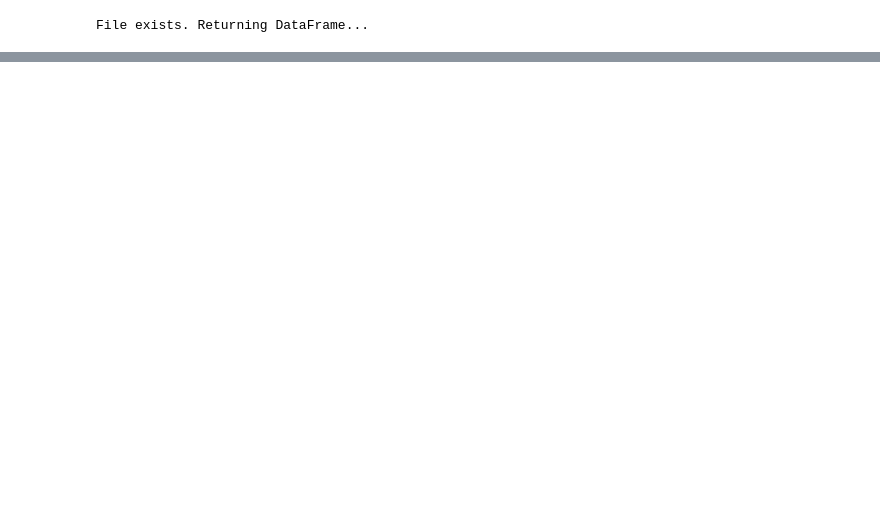
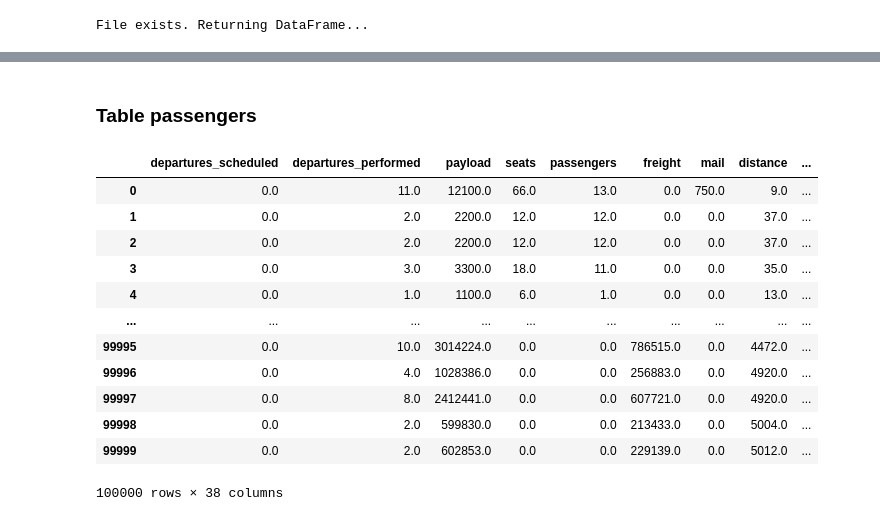
Before and after one commit to Leighson/lighthouse-midterm, a Jupyter notebook: notes-lee.ipynb, the cells around one changed output, grey strips where cells are left out. Cells and saved outputs as stored; diff of their text form; code cells hidden in the pictures; blank space fills up the shorter version.

```diff
--- a/notes-lee.ipynb
+++ b/notes-lee.ipynb
@@ -84,0 +167,19 @@ File exists. Returning DataFrame...
+# %% [markdown]
+### Table **passengers**
+# %%
+df_passengers = pd.read_csv(Path('./data') / 'passengers_100k_sample.csv')
+df_passengers
+# %% [output]
+|  | departures_scheduled | departures_performed | payload | seats | passengers | freight | mail | distance | ... |
+| 0 | 0.0 | 11.0 | 12100.0 | 66.0 | 13.0 | 0.0 | 750.0 | 9.0 | ... |
+| 1 | 0.0 | 2.0 | 2200.0 | 12.0 | 12.0 | 0.0 | 0.0 | 37.0 | ... |
+| 2 | 0.0 | 2.0 | 2200.0 | 12.0 | 12.0 | 0.0 | 0.0 | 37.0 | ... |
+| 3 | 0.0 | 3.0 | 3300.0 | 18.0 | 11.0 | 0.0 | 0.0 | 35.0 | ... |
+| 4 | 0.0 | 1.0 | 1100.0 | 6.0 | 1.0 | 0.0 | 0.0 | 13.0 | ... |
+| ... | ... | ... | ... | ... | ... | ... | ... | ... | ... |
+| 99995 | 0.0 | 10.0 | 3014224.0 | 0.0 | 0.0 | 786515.0 | 0.0 | 4472.0 | ... |
+| 99996 | 0.0 | 4.0 | 1028386.0 | 0.0 | 0.0 | 256883.0 | 0.0 | 4920.0 | ... |
+| 99997 | 0.0 | 8.0 | 2412441.0 | 0.0 | 0.0 | 607721.0 | 0.0 | 4920.0 | ... |
+| 99998 | 0.0 | 2.0 | 599830.0 | 0.0 | 0.0 | 213433.0 | 0.0 | 5004.0 | ... |
+| 99999 | 0.0 | 2.0 | 602853.0 | 0.0 | 0.0 | 229139.0 | 0.0 | 5012.0 | ... |
+100000 rows × 38 columns
```
Also changed, not shown: parts of 49 cells of this notebook, 2 other files.
